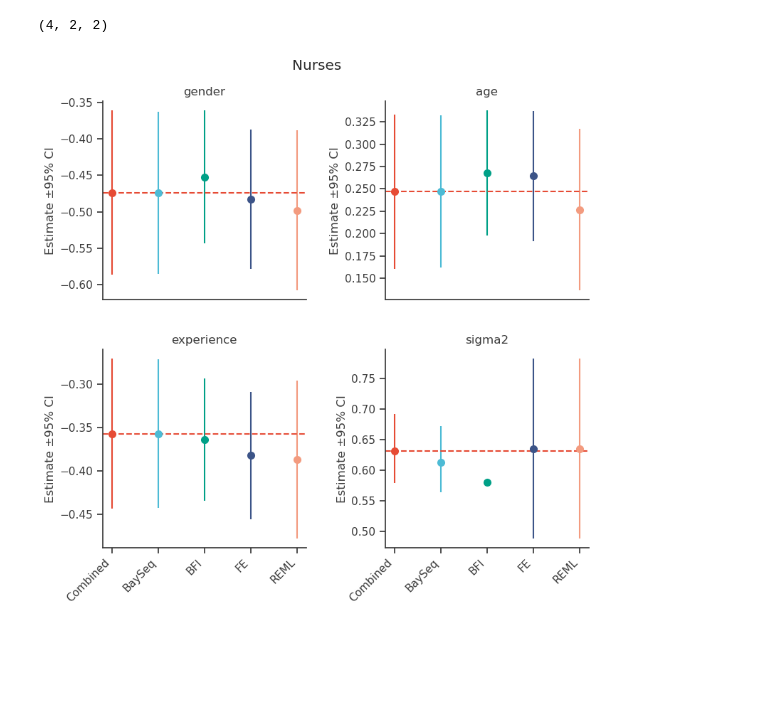
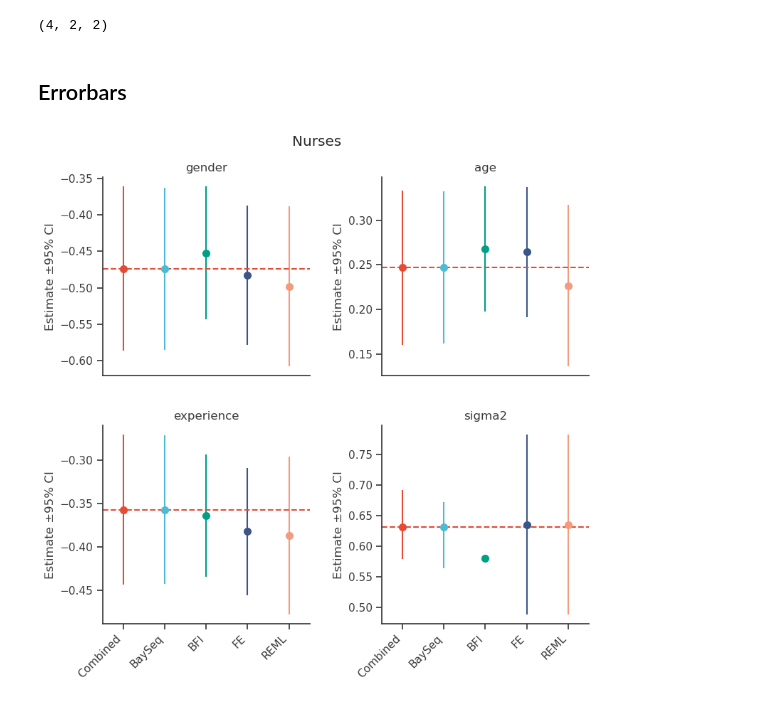
Before and after one commit to lisa-gm/confeR, a Jupyter notebook: figures.ipynb, the cells around one changed output. Cells and saved outputs as stored; diff of their text form; code cells hidden in the pictures; blank space fills up the shorter version.

Commit message:
add nurses figure

```diff
--- a/figures.ipynb
+++ b/figures.ipynb
@@ -9,6 +9,7 @@ def npg_palette():
                "#8491B4FF", "#91D1C2FF", "#DC0000FF", "#7E6148FF", "#B09C85FF"]
     return sns.color_palette(palette, len(palette))
 
+dpi = 300
 npg = npg_palette()
 npg
 # %% [output]
@@ -71,12 +72,18 @@ rows, cols = get_grid_size(n_covs, fill=True)
 n_covs, rows, cols
 # %% [output]
 (4, 2, 2)
+# %% [markdown]
+## Errorbars
 # %%
+import matplotlib
+from matplotlib.ticker import MaxNLocator
+
+matplotlib.rcParams.update({'errorbar.capsize': 2})
+
 # Calculate asymmetric error bars
 df['err_low'] = df['Estimate'] - df['lower']
 df['err_up'] = df['upper'] - df['Estimate']
-import matplotlib
-matplotlib.rcParams.update({'errorbar.capsize': 2})
+
 grey = "#3A3A3A"
 
 if rows*cols == len(df["Covariate"].unique()):
@@ -109,32 +116,38 @@ for row in range(rows):
 
         try:
             ax.errorbar(
                 y=dff['Estimate'], x=dff['Method'],
                 yerr=[dff['err_low'], dff['err_up']], capsize=20, markeredgewidth=10,
                 fmt='none', ecolor=colors.values(), linewidth=1.5
             )
         except ValueError:
             # weird error with colors, ignore. but cannot render errobrar caps
             pass
 
         ref = float(dff[dff["Method"]=="Combined"].loc[:, "Estimate"].values[0])
         ax.axhline(ref, ls="--", color=colors["Combined"])
         ax.set(xlabel=None)
         ax.set_title(covariate, color=grey)
         ax.set_ylabel("Estimate ±95% CI", color=grey)
 
         if row == rows - 1:
             ax.set_xticks(ax.get_xticks(), ax.get_xticklabels(), rotation=45, ha='right')
         else:
             ax.xaxis.set_ticks_position('none')
 
 
         ax.tick_params(color=grey, labelcolor=grey)
         for spine in ax.spines.values():
             spine.set_edgecolor(grey)
 
+        ax.set_xlim(ax.get_xlim())  # why does this add h padding? anyway, it works
+
+        # micro tweaks
+        if clean_name == "Nurses" and covariate == "age":
+            ax.yaxis.set_major_locator(MaxNLocator(nbins=5))
+
 fig.suptitle(clean_name)
 fig.tight_layout(w_pad=2, h_pad=3)
-fig.savefig(f"figures/errorbars.{dataname}.png")
+fig.savefig(f"figures/errorbars.{dataname}.png", dpi=dpi)
 # %% [output]
-[figure, old version]
+[figure, new version]
```
Also changed, not shown: parts of 4 cells of this notebook, 2 other files.
